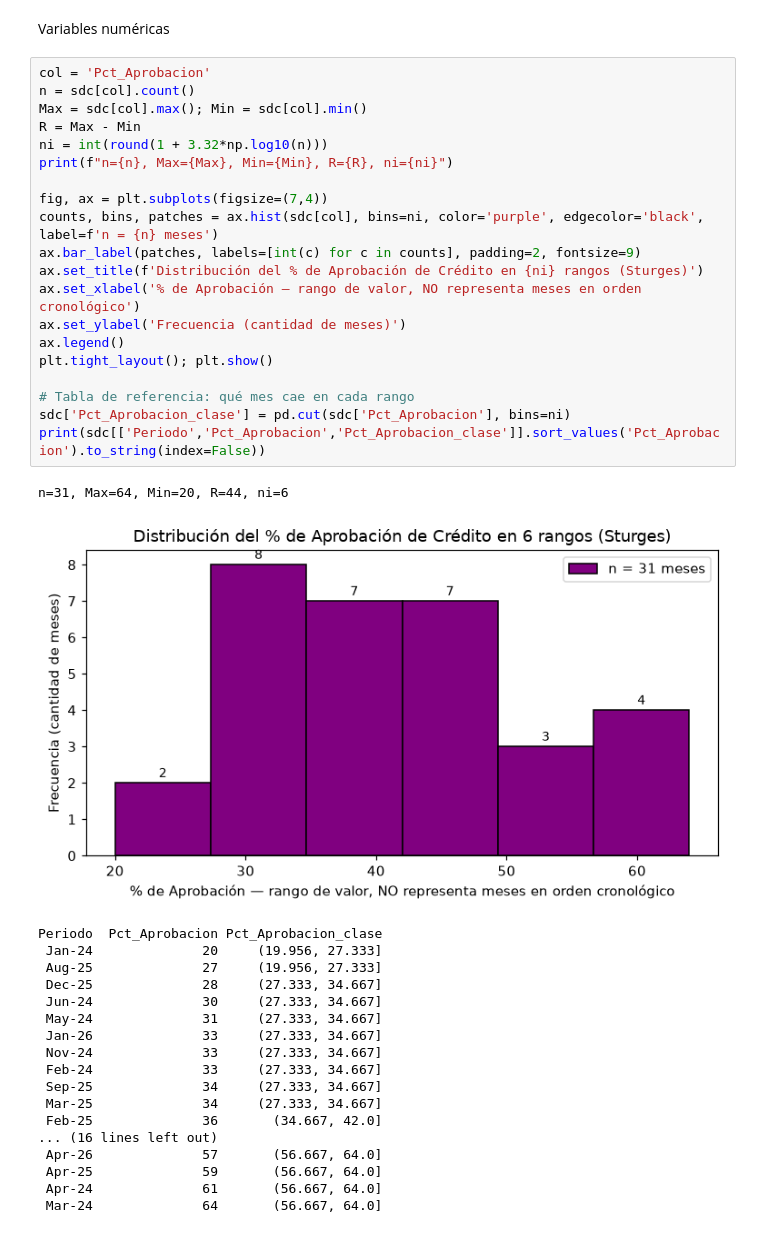
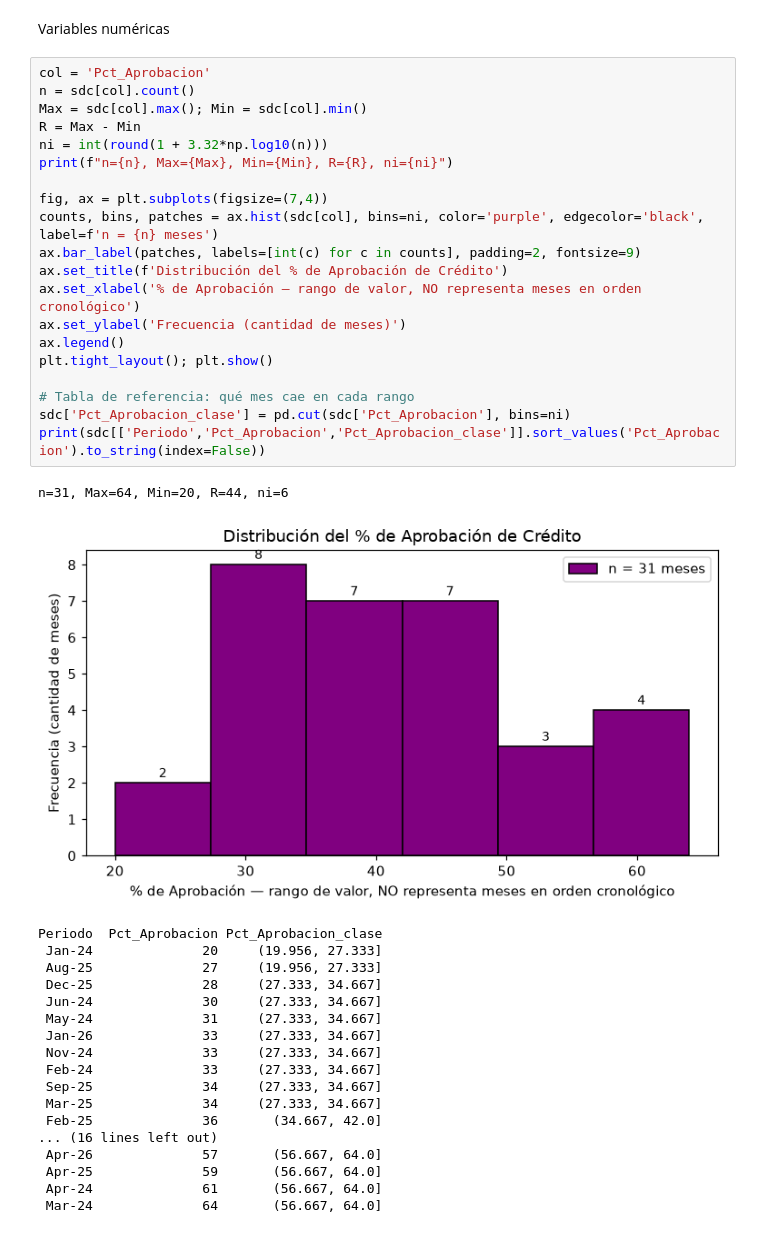
Before and after one commit to a01739713-jpg/Actividad4_Extraccioncaractersticas, a Jupyter notebook: Actividad4.2/codigo.ipynb, the cells around one changed output. Cells and saved outputs as stored; diff of their text form.

```diff
--- a/Actividad4.2/codigo.ipynb
+++ b/Actividad4.2/codigo.ipynb
@@ -211,26 +211,26 @@ Variables numéricas
 # %%
 col = 'Pct_Aprobacion'
 n = sdc[col].count()
 Max = sdc[col].max(); Min = sdc[col].min()
 R = Max - Min
 ni = int(round(1 + 3.32*np.log10(n)))
 print(f"n={n}, Max={Max}, Min={Min}, R={R}, ni={ni}")
 
 fig, ax = plt.subplots(figsize=(7,4))
 counts, bins, patches = ax.hist(sdc[col], bins=ni, color='purple', edgecolor='black', label=f'n = {n} meses')
 ax.bar_label(patches, labels=[int(c) for c in counts], padding=2, fontsize=9)
-ax.set_title(f'Distribución del % de Aprobación de Crédito en {ni} rangos (Sturges)')
+ax.set_title(f'Distribución del % de Aprobación de Crédito')
 ax.set_xlabel('% de Aprobación — rango de valor, NO representa meses en orden cronológico')
 ax.set_ylabel('Frecuencia (cantidad de meses)')
 ax.legend()
 plt.tight_layout(); plt.show()
 
 # Tabla de referencia: qué mes cae en cada rango
 sdc['Pct_Aprobacion_clase'] = pd.cut(sdc['Pct_Aprobacion'], bins=ni)
 print(sdc[['Periodo','Pct_Aprobacion','Pct_Aprobacion_clase']].sort_values('Pct_Aprobacion').to_string(index=False))
 # %% [output]
 n=31, Max=64, Min=20, R=44, ni=6
-[figure, old version]
+[figure, new version]
 Periodo  Pct_Aprobacion Pct_Aprobacion_clase
  Jan-24              20     (19.956, 27.333]
  Aug-25              27     (19.956, 27.333]
```
Also changed, not shown: parts of 4 cells of this notebook.
